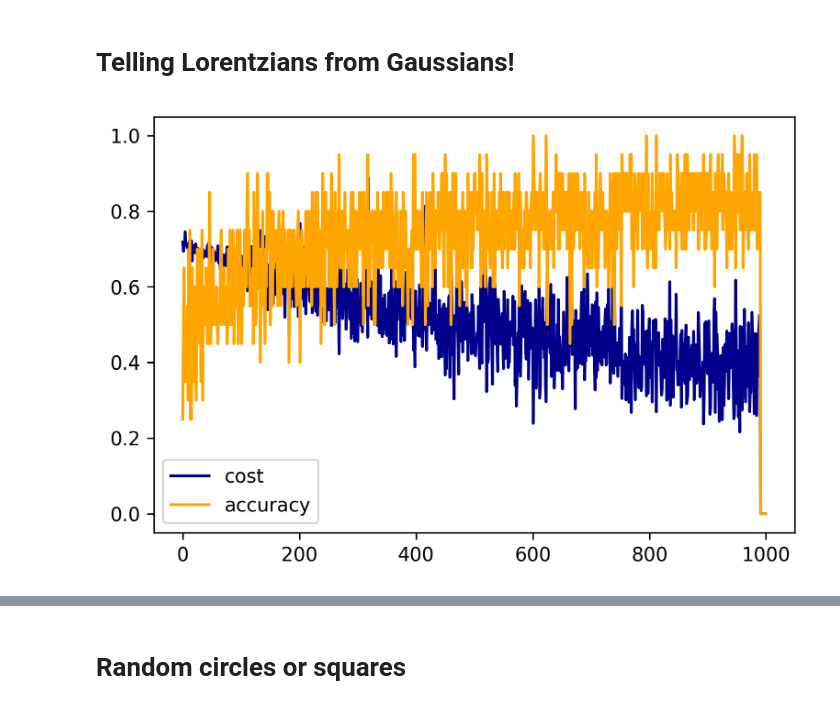
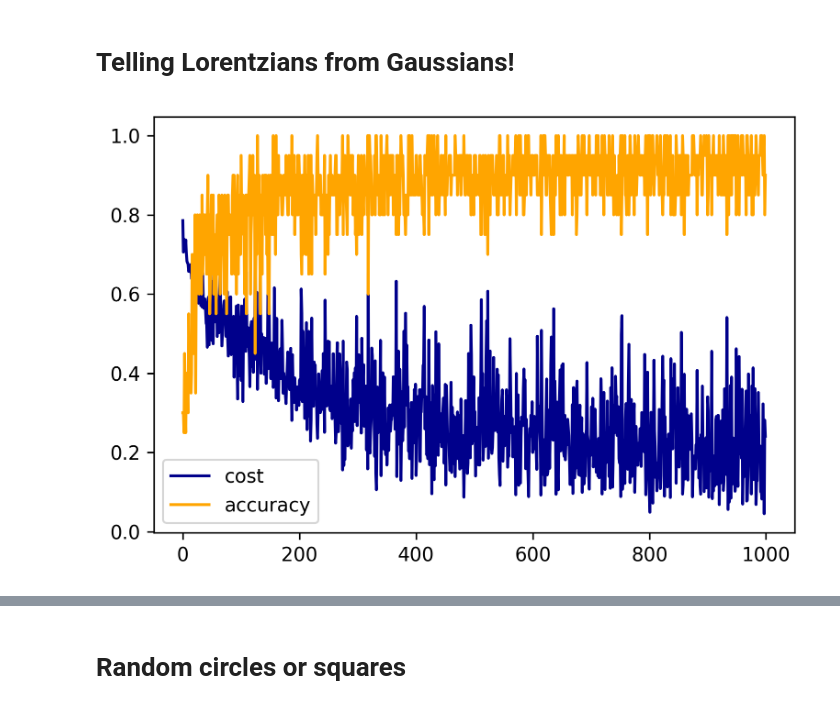
Before and after one commit to FlorianMarquardt/machine-learning-for-physicists, a Jupyter notebook: 04_homework_ImageRecognition.ipynb, the cells around one changed output, grey strips where cells are left out. Drawn from its saved outputs; the diff is of its cells as text; code cells hidden in the pictures.

Commit message:
compare functions: Gauss Lorentz Sine Gabor

```diff
--- a/04_homework_ImageRecognition.ipynb
+++ b/04_homework_ImageRecognition.ipynb
@@ -59,23 +48,65 @@ def my_generator1D(batchsize,x): # produce a batch of curves, randomly Lorentzia
+# %%
+def Lorentzian(Amplitude = 1, width = 1, x0 = 0):
+    def function(x):
+      return Amplitude / ((( x-x0)/width)**2+1)
+    return function
+
+def Gaussian(Amplitude = 1, width = 1, x0 = 0):
+    def function(x):
+      return Amplitude * np.exp(-(( x-x0)/width)**2)
+    return function
+
+def Sine(Amplitude = 1, width = 1, x0 = 0):
+    def function(x):
+      return Amplitude * np.sin(( x-x0)/width)
+    return function
+
+def Gabor(Amplitude = 1, width = 1, x0 = 0):
+    def function(x):
+      return Sine(Amplitude,width,x0)(x)*Gaussian(Amplitude,width,x0)(x)
+    return function
+
+def my_generator1D(batchsize,x): # produce a batch of curves, randomly Lorentzian or Gaussian
+
+    R=np.random.uniform(size=batchsize) # width
+    A=np.random.uniform(size=batchsize) # amplitude
+    x0=np.random.uniform(size=batchsize,low=-1,high=1) # position
+
+    functions = [ Lorentzian, Gaussian]
+    functions = [ Gabor, Gaussian]
+    functions = [ Sine, Gaussian]
+    functions = [ Gabor, Lorentzian]
+    functions = [ Gabor, Sine]
+    nCat = len(functions)
+    # choose random numbers from {0,1,2,... ,nCat-1}
+    categories = np.floor(np.random.uniform(0,nCat,size=batchsize)).astype(int)
+    resultLayer=np.zeros([batchsize,nCat])
+    inputLayer=np.zeros([batchsize,len(x)])
+    for j in range(nCat):
+      resultLayer[:,j]= (categories == j) # becomes 1 if category == j
+      inputLayer += resultLayer[:,j][:,None]*functions[j](A[:,None], R[:,None], x0[:,None])(x)
+
+    return( inputLayer, resultLayer )
 # %%
 batchsize=20
 steps=1000
 
 x=np.linspace(-1,1,N)
 costs=np.zeros(steps)
 accuracy=np.zeros(steps)
 skipsteps=10
 
 for j in range(steps):
     y_in,y_target=my_generator1D(batchsize,x)
     costs[j],accuracy[j]=Net.train_on_batch(y_in,y_target)
-    if j%skipsteps==0:
+    if j%skipsteps==0 or j==steps-1:
         clear_output(wait=True)
         plt.plot(costs,color="darkblue",label="cost")
         plt.plot(accuracy,color="orange",label="accuracy")
         plt.legend()
         plt.show()
 # %% [output]
-[figure, old version]
+[figure, new version]
 # %%
 # plot some examples:
 
```
Also changed, not shown: parts of 5 cells of this notebook.
